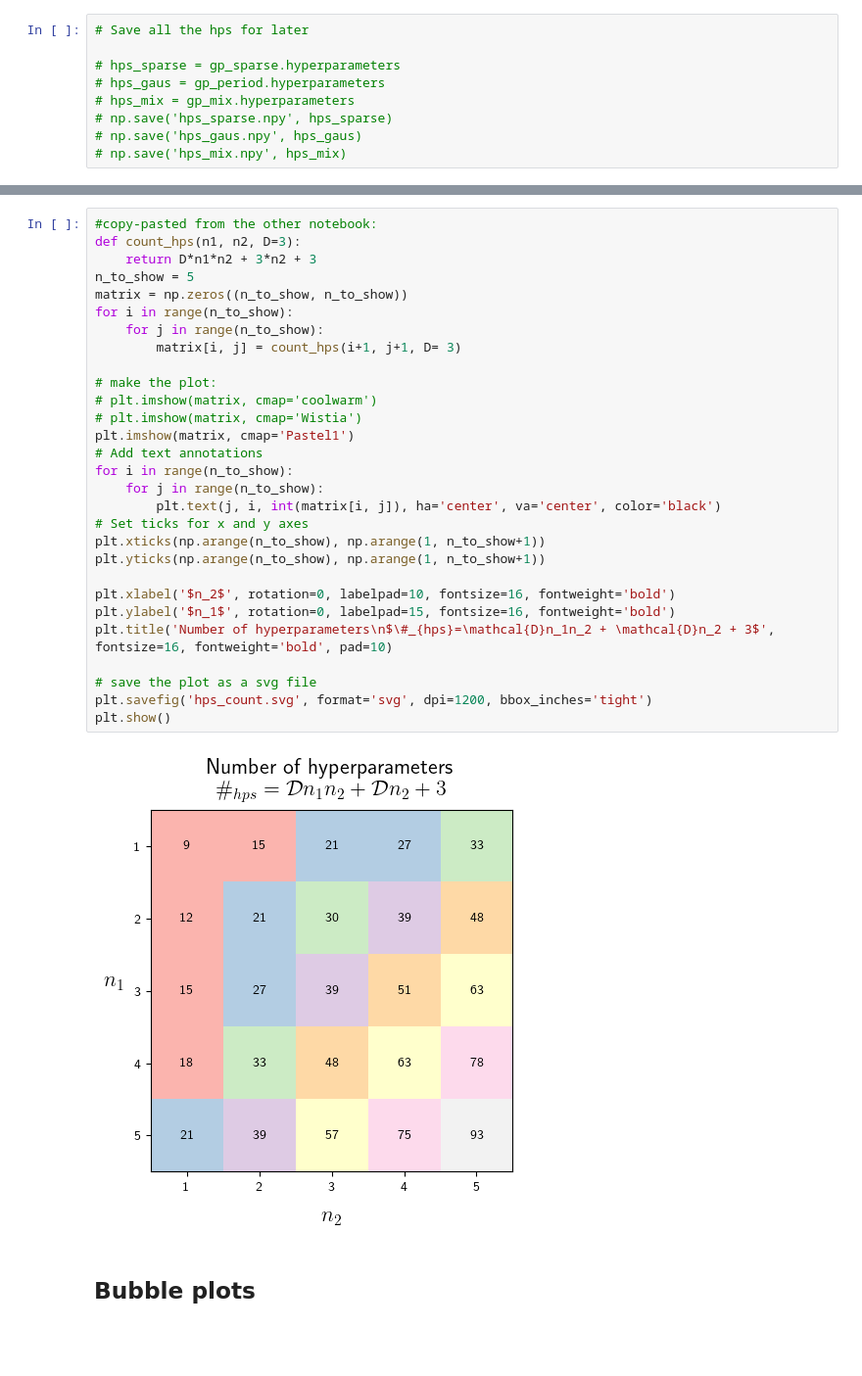
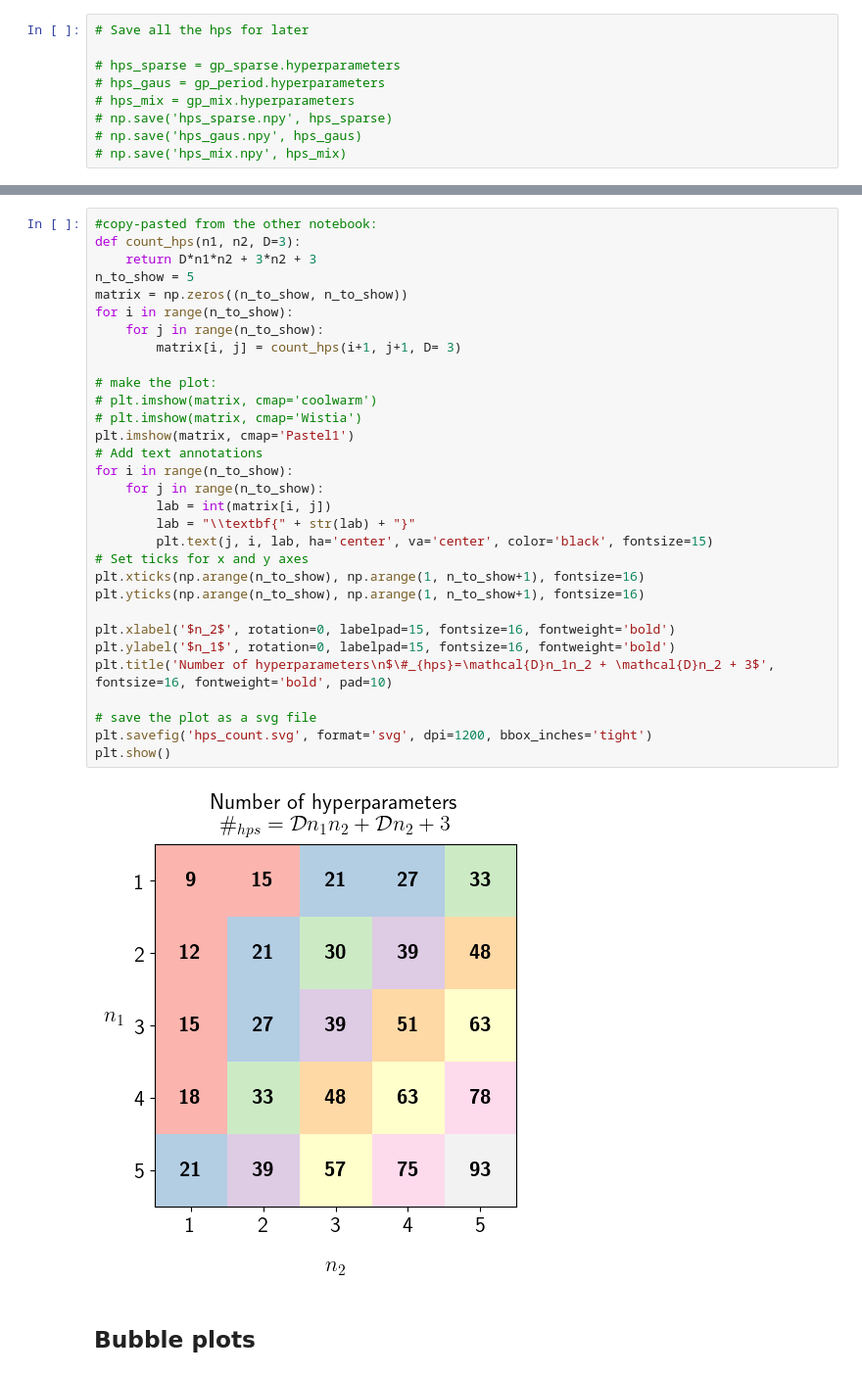
Before and after one commit to IsacPasianotto/GP-temperatures, a Jupyter notebook: notebooks/plot_maker.ipynb, the cells around one changed output, grey strips where cells are left out. Shown: that part at 98% size. Saved outputs shown, nothing was run; the diff lists cells and outputs as text; blank space fills up the shorter version.

```diff
--- a/notebooks/plot_maker.ipynb
+++ b/notebooks/plot_maker.ipynb
@@ -174,34 +174,36 @@ fig.savefig('kernel_comparison.svg', format='svg', dpi=1200, bbox_inches='tight'
 # %%
 #copy-pasted from the other notebook:
 def count_hps(n1, n2, D=3):
     return D*n1*n2 + 3*n2 + 3
 n_to_show = 5
 matrix = np.zeros((n_to_show, n_to_show))
 for i in range(n_to_show):
     for j in range(n_to_show):
         matrix[i, j] = count_hps(i+1, j+1, D= 3)
 
 # make the plot:
 # plt.imshow(matrix, cmap='coolwarm')
 # plt.imshow(matrix, cmap='Wistia')
 plt.imshow(matrix, cmap='Pastel1')
 # Add text annotations
 for i in range(n_to_show):
     for j in range(n_to_show):
-        plt.text(j, i, int(matrix[i, j]), ha='center', va='center', color='black')
+        lab = int(matrix[i, j])
+        lab = "\\textbf{" + str(lab) + "}"
+        plt.text(j, i, lab, ha='center', va='center', color='black', fontsize=15)
 # Set ticks for x and y axes
-plt.xticks(np.arange(n_to_show), np.arange(1, n_to_show+1))
-plt.yticks(np.arange(n_to_show), np.arange(1, n_to_show+1))
+plt.xticks(np.arange(n_to_show), np.arange(1, n_to_show+1), fontsize=16)
+plt.yticks(np.arange(n_to_show), np.arange(1, n_to_show+1), fontsize=16)
 
-plt.xlabel('$n_2$', rotation=0, labelpad=10, fontsize=16, fontweight='bold')
+plt.xlabel('$n_2$', rotation=0, labelpad=15, fontsize=16, fontweight='bold')
 plt.ylabel('$n_1$', rotation=0, labelpad=15, fontsize=16, fontweight='bold')
 plt.title('Number of hyperparameters\n$\#_{hps}=\mathcal{D}n_1n_2 + \mathcal{D}n_2 + 3$', fontsize=16, fontweight='bold', pad=10)
 
 # save the plot as a svg file
 plt.savefig('hps_count.svg', format='svg', dpi=1200, bbox_inches='tight')
 plt.show()
 # %% [output]
-[figure, old version]
+[figure, new version]
 # %% [markdown]
 ## Bubble plots
 # %%
```
Also changed, not shown: parts of 11 cells of this notebook, 30 other files.
